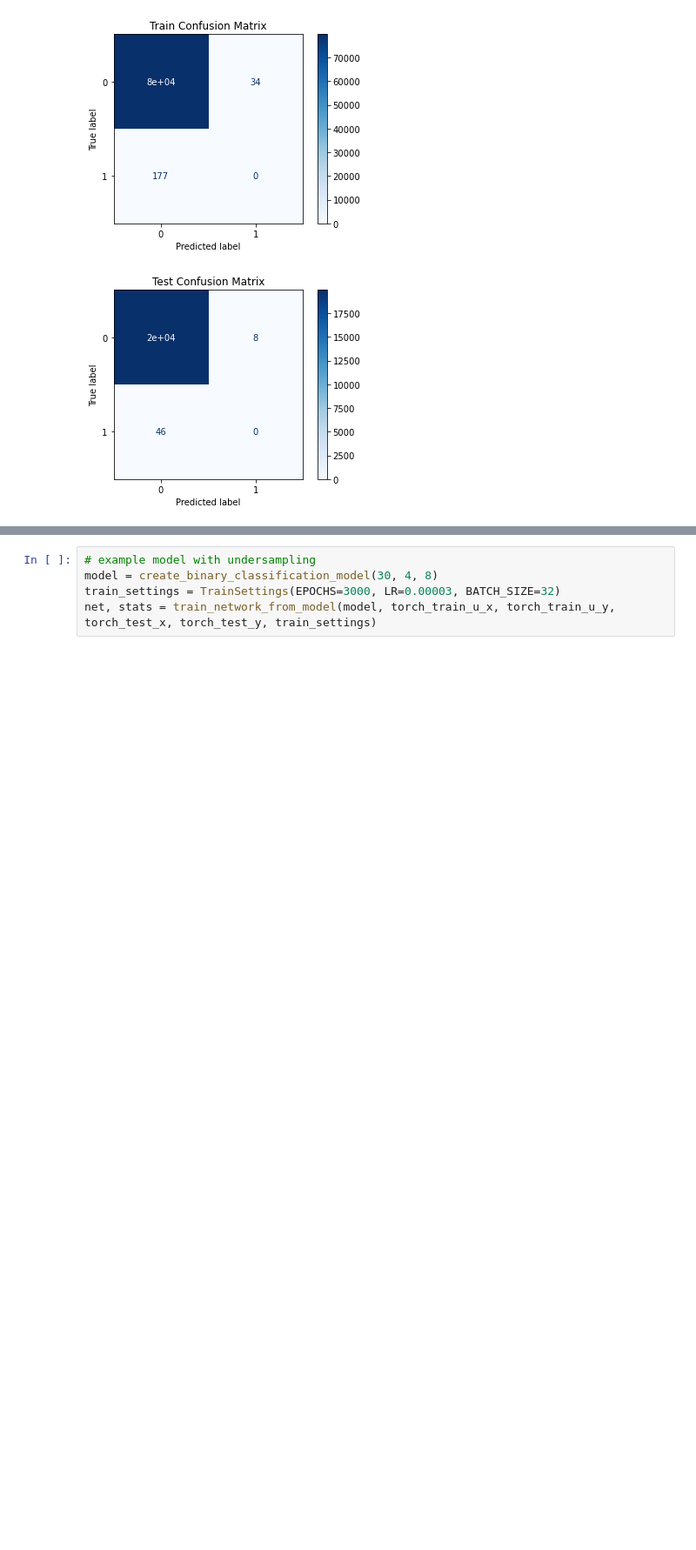
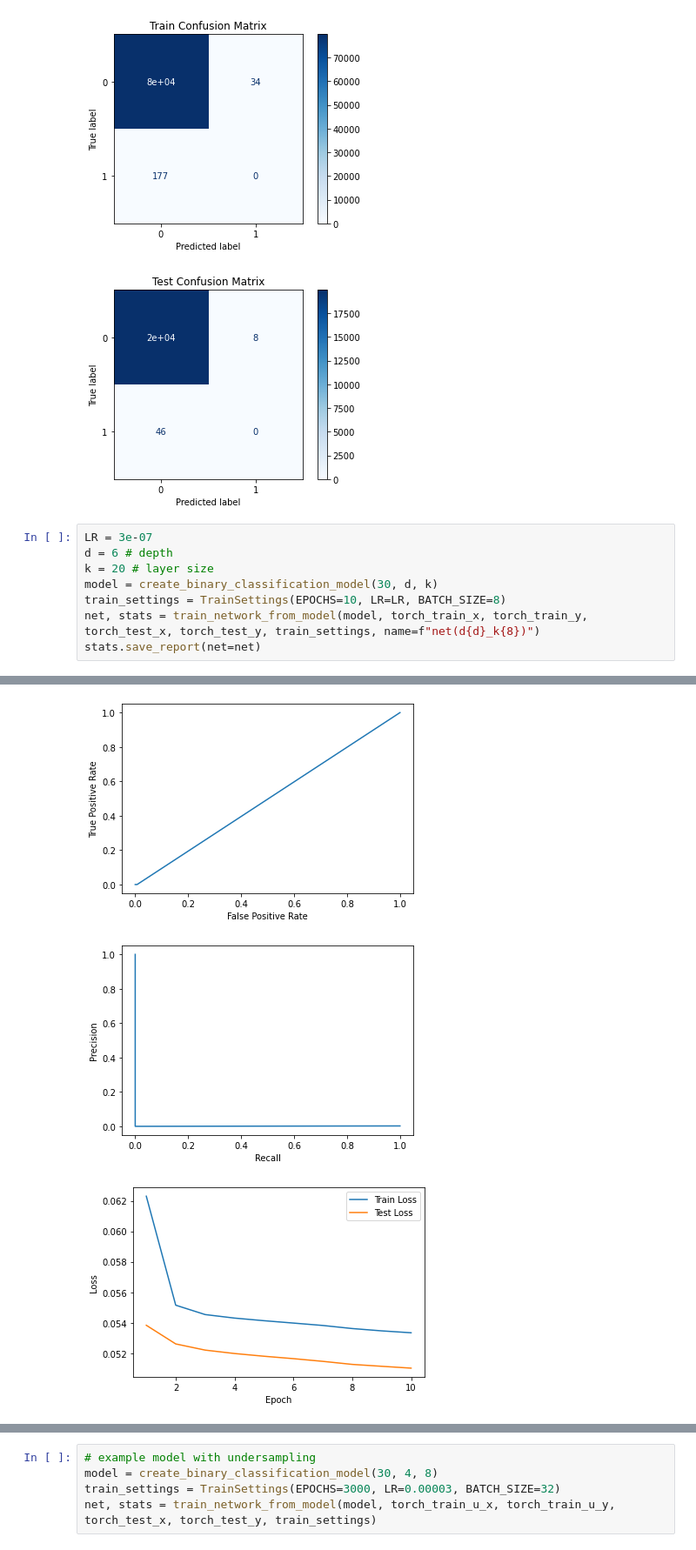
Before and after one commit to tadeohepperle/financial_technology, a Jupyter notebook: index.ipynb, the cells around one changed output, grey strips where cells are left out. Shown at 87% size. Saved outputs shown, nothing was run; the diff lists cells and outputs as text; blank space fills up the shorter version.

```diff
--- a/index.ipynb
+++ b/index.ipynb
@@ -480,3 +480,12 @@ EVAL: test loss: 0.04323 test accuracy: 0.99730
 [figure]
 [figure]
 [figure]
+# %%
+LR = 3e-07
+d = 6 # depth
+k = 20 # layer size
+model = create_binary_classification_model(30, d, k)
+train_settings = TrainSettings(EPOCHS=10, LR=LR, BATCH_SIZE=8)
+net, stats = train_network_from_model(model, torch_train_x, torch_train_y, torch_test_x, torch_test_y, train_settings, name=f"net(d{d}_k{8})")
+stats.save_report(net=net)
+# %% [output]
@@ -482,0 +509,3 @@ EVAL: test loss: 0.04323 test accuracy: 0.99730
+[figure, added]
+[figure, added]
+[figure, added]
```
Also changed, not shown: parts of 1 cell of this notebook, 14 other files.
